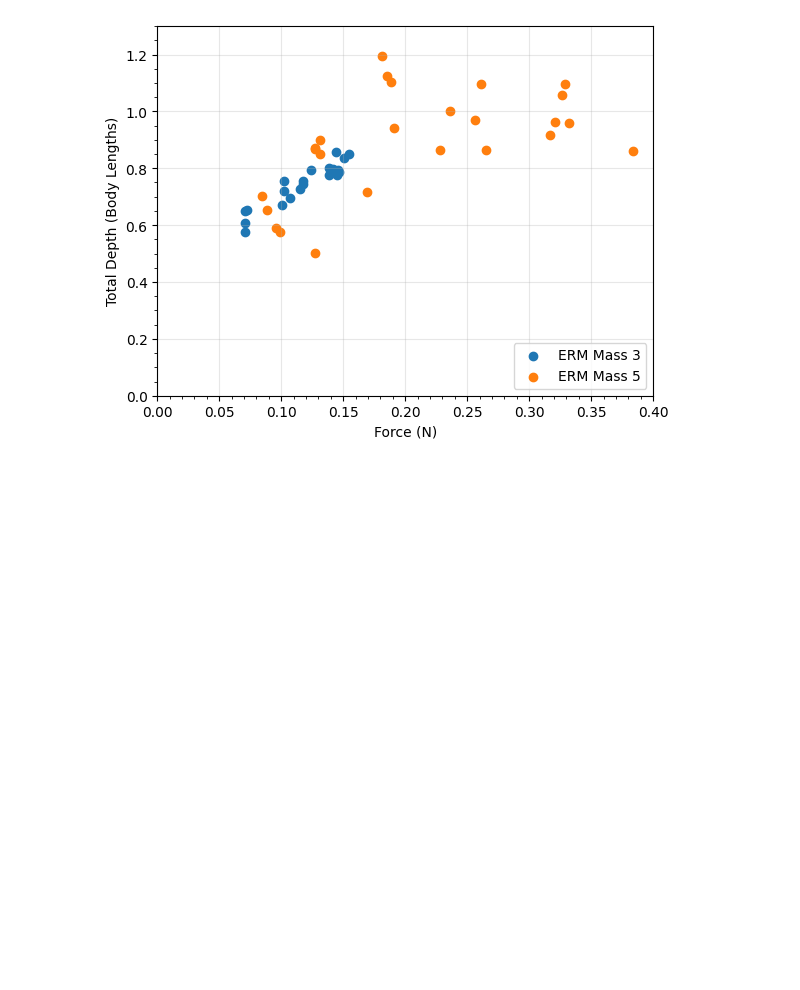
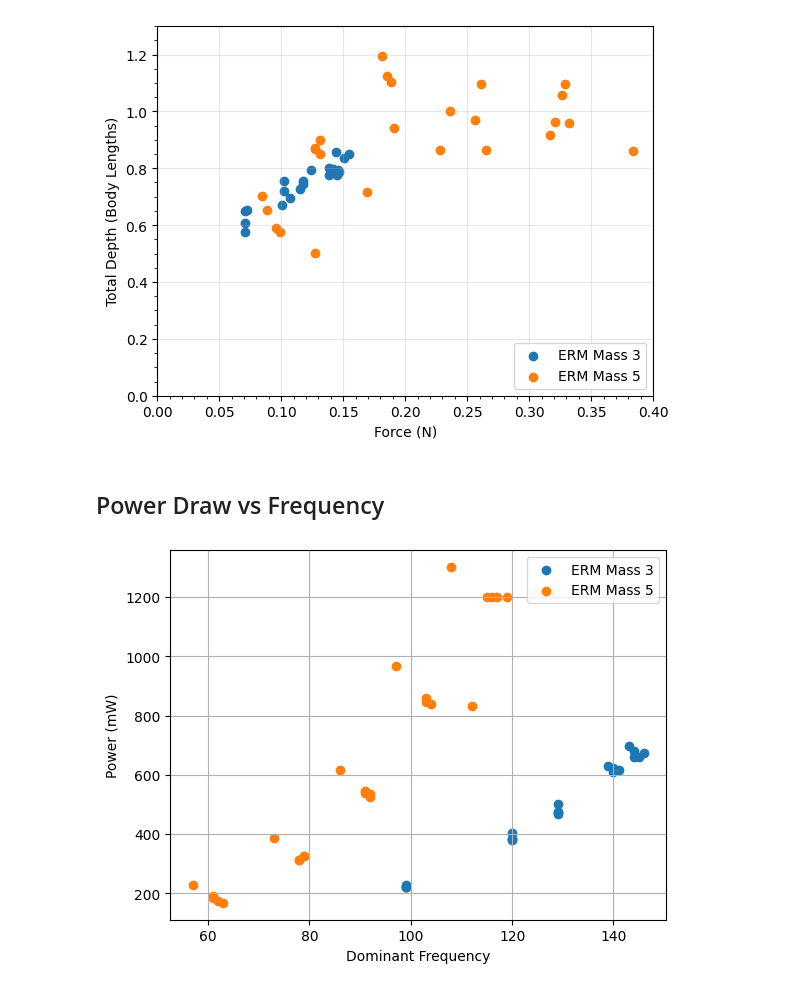
Before and after one commit to OzzysMess/clamming, a Jupyter notebook: master_notes.ipynb, the cells around one changed output. Cells and saved outputs as stored; diff of their text form; code cells hidden in the pictures; blank space fills up the shorter version.

```diff
--- a/master_notes.ipynb
+++ b/master_notes.ipynb
@@ -186,3 +186,27 @@ ax.grid(True, alpha=0.3)
 plt.show()
 # %% [output]
 [figure]
+# %% [markdown]
+## Power Draw vs Frequency
+# %%
+import matplotlib.pyplot as plt
+
+fig, ax = plt.subplots()
+
+for mass in [3, 5]:
+    subset = data[data["ERM Mass"] == mass]
+    ax.scatter(
+        subset["Peak Frequency"],
+        subset["Power (mW)"],
+        marker="o",
+        label=f"ERM Mass {mass}",
+    )
+
+ax.set_xlabel("Dominant Frequency")
+ax.set_ylabel("Power (mW)")
+ax.legend(loc="best")
+ax.grid(True)
+
+plt.show()
+# %% [output]
+[figure, added]
```
Also changed, not shown: parts of 2 cells of this notebook, 2 other files.
